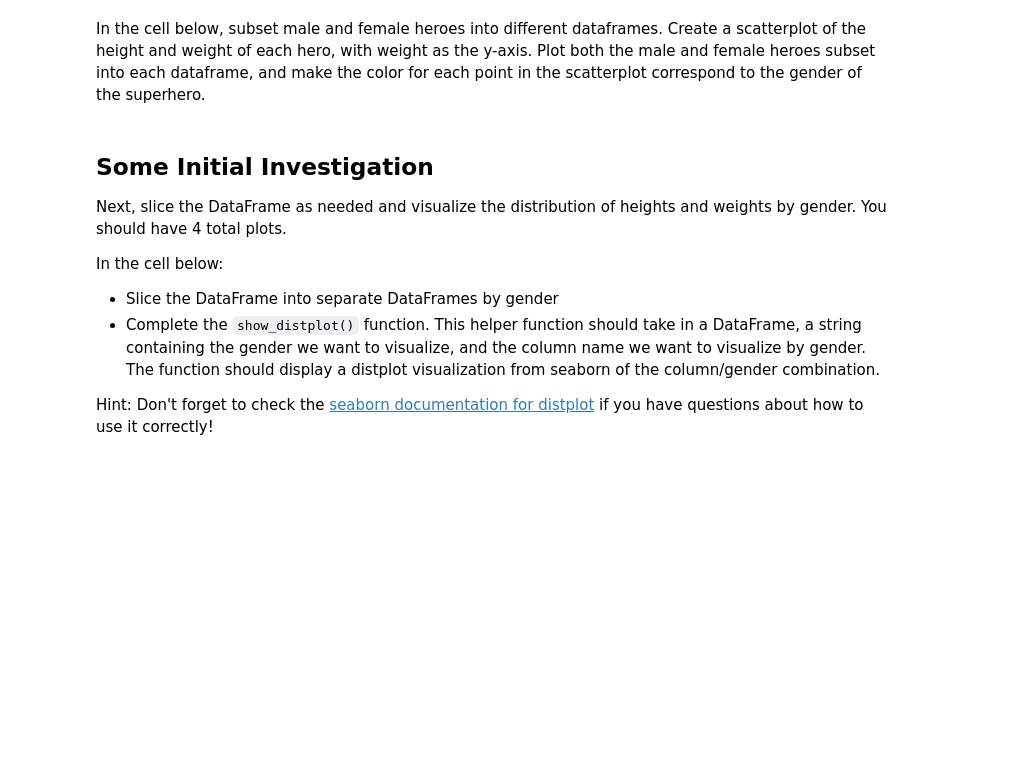
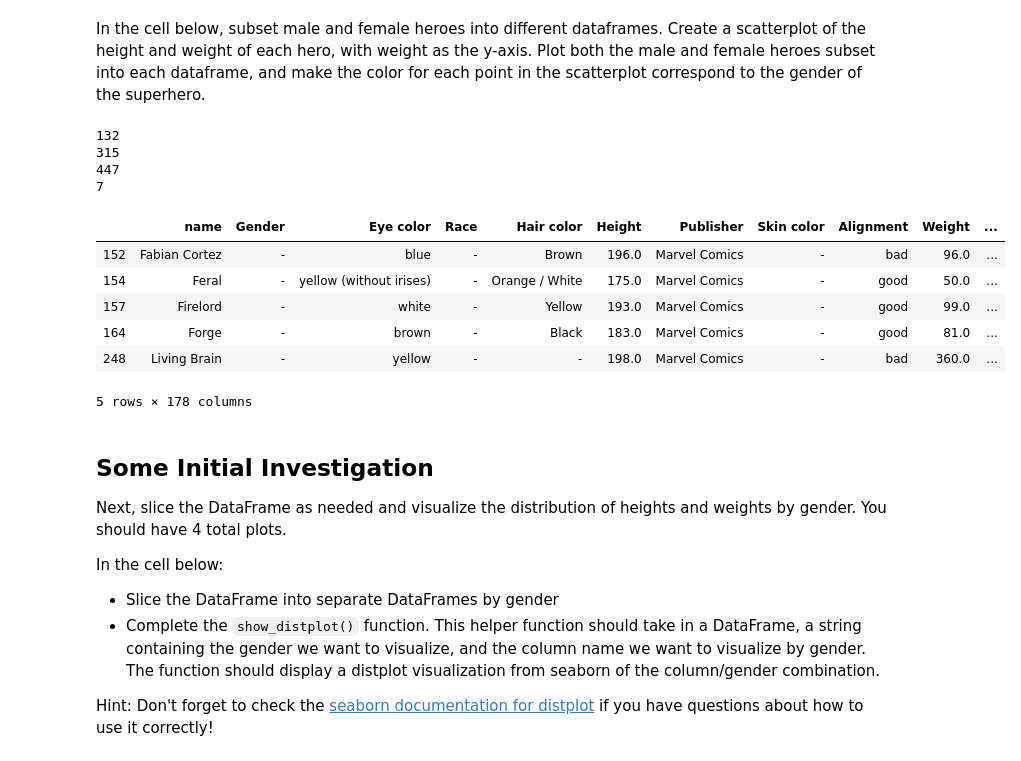
Before and after one commit to akuppan1/dsc-data-cleaning-project-onl01-dtsc-pt-052620, a Jupyter notebook: index.ipynb, the cells around one changed output. Saved outputs shown, nothing was run; the diff lists cells and outputs as text; code cells hidden in the pictures; blank space fills up the shorter version.

```diff
--- a/index.ipynb
+++ b/index.ipynb
@@ -265,0 +353,13 @@ In the cell below, join the two DataFrames.  Think about which sort of join you
+# %%
+#DECISION FOR DUPLICATES = KEEP FIRST, REMOVE REST!
+#I wanted to average the weight and heights but there are also other columns which have also special entries as well
+# I Can also treat each one separately and keeo the duplicates bt how will that affect my data?
+
+
+heroes_and_powers = heroes_and_powers.drop_duplicates(subset=['name'], keep='first')
+# len(heroes_and_powers['name'])
+print(heroes_and_powers[heroes_and_powers['name'] == 'Batman'])
+print(len(heroes_and_powers['name']))
+print(len(heroes_and_powers['name'].unique()))
+#test len of both len of names nad uniques. ALL UPLICATES REMOVED!
+print((len(heroes_and_powers['name'])) == (len(heroes_and_powers['name'].unique()) ))
@@ -266,5 +383,30 @@ In the cell below, join the two DataFrames.  Think about which sort of join you
 # %% [markdown]
 In the cell below, subset male and female heroes into different dataframes.  Create a scatterplot of the height and weight of each hero, with weight as the y-axis.  Plot both the male and female heroes subset into each dataframe, and make the color for each point in the scatterplot correspond to the gender of the superhero.
+# %%
+female_heroes =  heroes_and_powers[heroes_and_powers['Gender'] == 'Female']
+num_females = len(female_heroes['name'])
+print(num_females)
+male_heroes = heroes_and_powers[heroes_and_powers['Gender'] == 'Male']
+num_males = len(male_heroes['name'])
+print(num_males)
+print(num_females + num_males)
+
+
+nonbinary_heros = heroes_and_powers[(heroes_and_powers['Gender'] != 'Female') & (heroes_and_powers['Gender'] != 'Male')]
+print(len(nonbinary_heros))
+# nonbinary_heros.head()
+# %% [output]
+132
+315
+447
+7
+|  | name | Gender | Eye color | Race | Hair color | Height | Publisher | Skin color | Alignment | Weight | ... |
+| 152 | Fabian Cortez | - | blue | - | Brown | 196.0 | Marvel Comics | - | bad | 96.0 | ... |
+| 154 | Feral | - | yellow (without irises) | - | Orange / White | 175.0 | Marvel Comics | - | good | 50.0 | ... |
+| 157 | Firelord | - | white | - | Yellow | 193.0 | Marvel Comics | - | good | 99.0 | ... |
+| 164 | Forge | - | brown | - | Black | 183.0 | Marvel Comics | - | good | 81.0 | ... |
+| 248 | Living Brain | - | yellow | - | - | 198.0 | Marvel Comics | - | bad | 360.0 | ... |
+5 rows × 178 columns
 # %% [markdown]
 ## Some Initial Investigation
 
```
Also changed, not shown: parts of 6 cells of this notebook.
